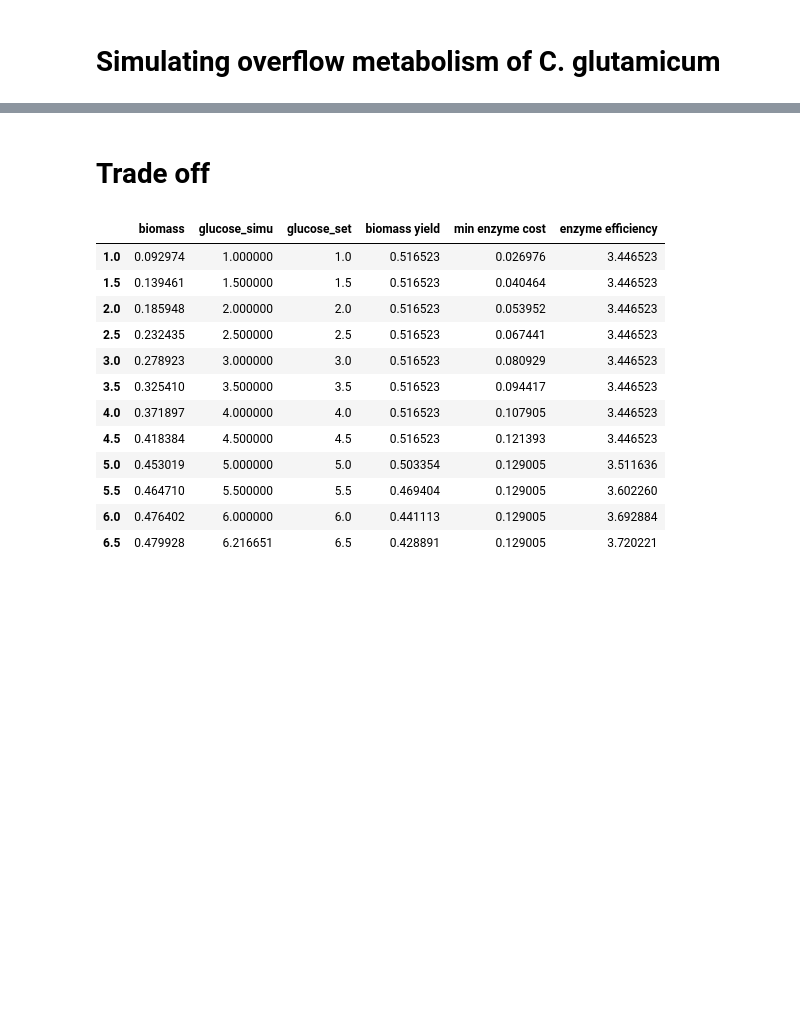
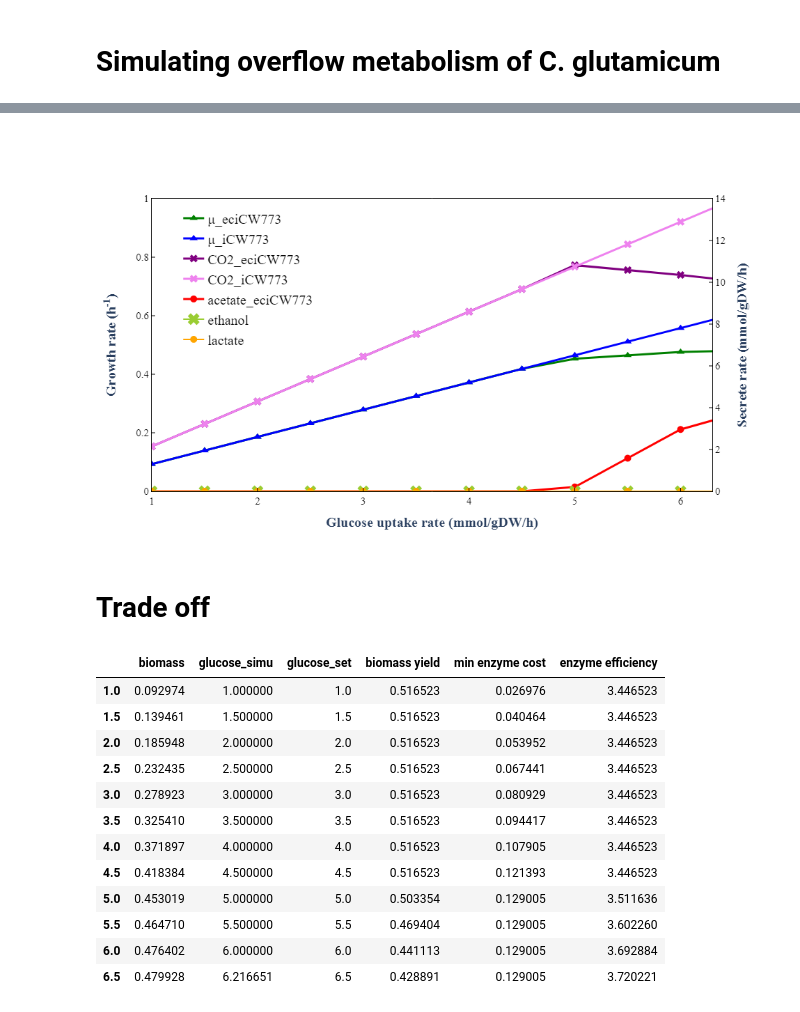
Before and after one commit to tibbdc/ecCGL1, a Jupyter notebook: 06_trade-off.ipynb, the cells around one changed output, grey strips where cells are left out. Drawn from its saved outputs; the diff is of its cells as text; code cells hidden in the pictures; blank space fills up the shorter version.

Commit message:
redraw figures

```diff
--- a/06_trade-off.ipynb
+++ b/06_trade-off.ipynb
@@ -79,24 +79,28 @@ yield_list
 yield_list_pfba = pd.read_csv(yield_file)
 
 #Create traces
-# trace4 = go.Scatter(x=yield_list_pfba['glucose'], y=yield_list_pfba['pyruvate'], mode='lines+markers', name='pyruvate',
-#                     marker={'color': 'purple', 'size': 10},xaxis= 'x2', yaxis="y2")
-trace3 = go.Scatter(x=yield_list_pfba['glucose'], y=yield_list_pfba['biomass_iCW773'], mode='lines+markers',
-                    name='μ_iCW773', marker={'color': 'blue', 'symbol': 5, 'size': 10},line={'color': 'blue', 'width': 3})
-# trace2 = go.Scatter(x=yield_list_pfba['glucose'], y=yield_list_pfba['lactate'], mode='lines+markers', name='lactate',
-#                     marker={'color': 'orange', 'size': 10},xaxis= 'x2', yaxis="y2")
+trace5 = go.Scatter(x=yield_list_pfba['glucose'], y=yield_list_pfba['CO2_iCW773'], mode='lines+markers', name='CO2_iCW773',
+                    marker={'color': 'violet', 'size': 10, 'symbol': 4},line={'color': 'violet', 'width': 3},xaxis= 'x2', yaxis="y2")
+trace4 = go.Scatter(x=yield_list_pfba['glucose'], y=yield_list_pfba['CO2_eciCW773'], mode='lines+markers', name='CO2_eciCW773',
+                    marker={'color': 'purple', 'size': 10, 'symbol': 4},line={'color': 'purple', 'width': 3},xaxis= 'x2', yaxis="y2")
+trace3 = go.Scatter(x=yield_list_pfba['glucose'], y=yield_list_pfba['biomass_iCW773'], mode='lines+markers',name='μ_iCW773',
+                    marker={'color': 'blue', 'symbol': 5, 'size': 10},line={'color': 'blue', 'width': 3})
+trace2 = go.Scatter(x=yield_list_pfba['glucose'], y=yield_list_pfba['lactate'], mode='lines+markers', name='lactate',
+                    marker={'color': 'orange', 'size': 10},xaxis= 'x2', yaxis="y2")
+trace6 = go.Scatter(x=yield_list_pfba['glucose'], y=yield_list_pfba['ethanol'], mode='lines+markers', name='ethanol',
+                    marker={'color': 'yellowgreen',  'symbol': 4,'size': 15},xaxis= 'x2', yaxis="y2")
 trace1 = go.Scatter(x=yield_list_pfba['glucose'], y=yield_list_pfba['acetate'], mode='lines+markers', name='acetate_eciCW773',
                     marker={'color': 'red', 'size': 10},line={'color': 'red', 'width': 3},xaxis= 'x2', yaxis="y2")
-trace0 = go.Scatter(x=yield_list_pfba['glucose'], y=yield_list_pfba['biomass_eciCW773'], mode='lines+markers',
-                    name='μ_eciCW773', marker={'color': 'green', 'symbol': 5, 'size': 10},line={'color': 'green', 'width': 3})
-data1 = [trace0, trace3, trace1]
+trace0 = go.Scatter(x=yield_list_pfba['glucose'], y=yield_list_pfba['biomass_eciCW773'], mode='lines+markers',name='μ_eciCW773',
+                    marker={'color': 'green', 'symbol': 5, 'size': 10},line={'color': 'green', 'width': 3})
+data1 = [trace0, trace3,trace4,trace5,trace1,trace6,trace2]
 
 layout = go.Layout( plot_bgcolor='white',
-                xaxis= dict(title=dict(text="<b>Glucose uptake rate (mmol/gDW/h)<b>",font=dict(size=20,family='Times New Roman')),tickfont=dict(color= 'black',size=15,family='Times New Roman'),range=[1,6.28],linecolor='black',ticks='inside',tickcolor='black'),
-                xaxis2= dict(linecolor='black',showticklabels=False, overlaying= 'x', side= 'top',range=[1,6.28]),
+                xaxis= dict(title=dict(text="<b>Glucose uptake rate (mmol/gDW/h)<b>",font=dict(size=20,family='Times New Roman')),tickfont=dict(color= 'black',size=15,family='Times New Roman'),range=[1,6.3],linecolor='black',ticks='inside',tickcolor='black'),
+                xaxis2= dict(linecolor='black',showticklabels=False, overlaying= 'x', side= 'top',range=[1,6.3]),
                 yaxis=dict(title=dict(text="<b>Growth rate (h<sup>-1</sup>)<b>",font=dict(size=20,family='Times New Roman')),tickfont=dict(color= 'black',size=15,family='Times New Roman'),ticks='inside',tickcolor='black',linecolor='black',range=[0,1]),
-                yaxis2=dict(title=dict(text="<b>Acetate secrete rate (mmol/gDW/h)<b>",font=dict(size=20,family='Times New Roman')),overlaying='y',tickfont=dict(color= 'black',size=15,family='Times New Roman'),ticks='inside',tickcolor='black',linecolor='black',side="right",range=[0,10]),
-                legend=dict(x=0.08, y=0.95, font=dict(size=20, color="black",family='Times New Roman')),width=800,height=600)
+                yaxis2=dict(title=dict(text="<b>Secrete rate (mmol/gDW/h)<b>",font=dict(size=20,family='Times New Roman')),overlaying='y',tickfont=dict(color= 'black',size=15,family='Times New Roman'),ticks='inside',tickcolor='black',linecolor='black',side="right",range=[0,14]),
+                legend=dict(x=0.05, y=0.98, font=dict(size=20, color="black",family='Times New Roman')),width=800,height=600)
 fig = go.Figure(data=data1, layout=layout)
 fig.write_image(trade_off_biomass_yield_figfile)
 fig.show()
@@ -106,3 +109,4 @@ fig.show()
+[figure, added]
 # %% [markdown]
 # Trade off
 # %%
```
Also changed, not shown: parts of 4 cells of this notebook, 4 other files.
